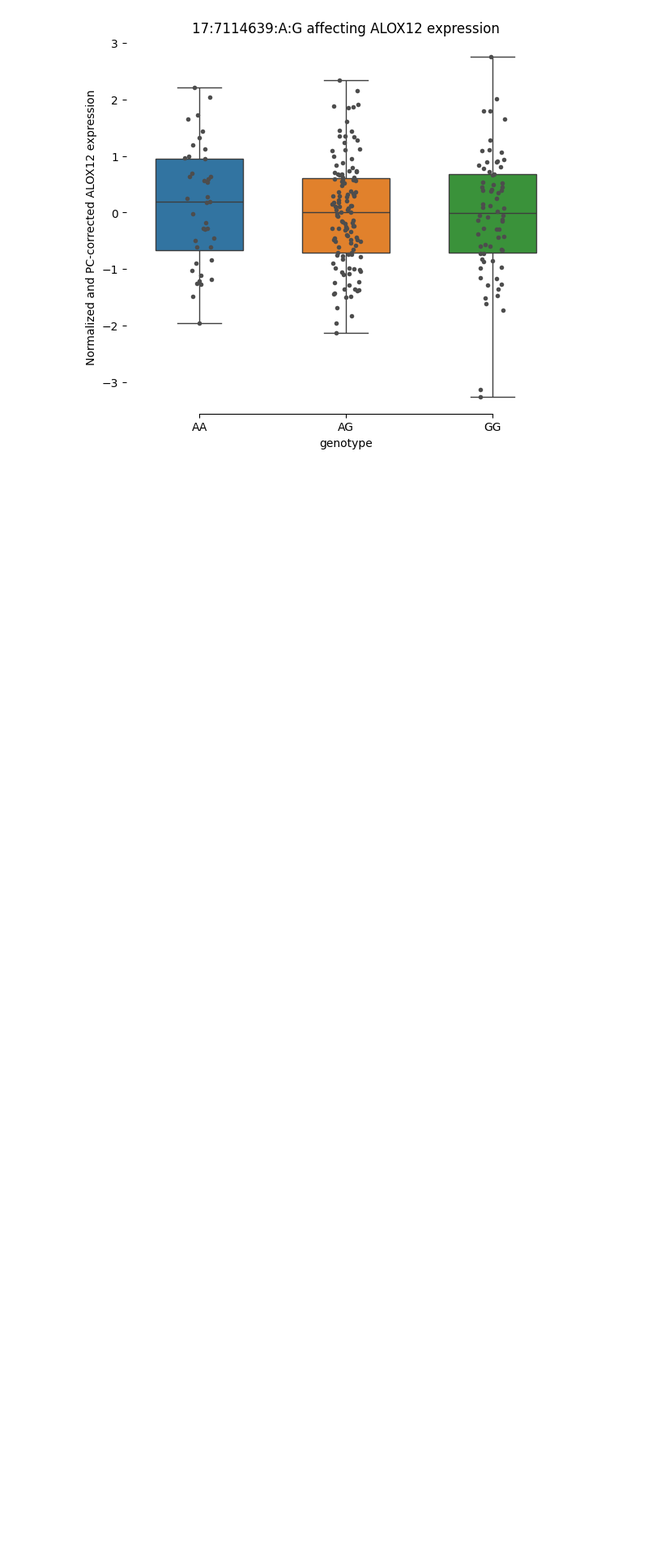
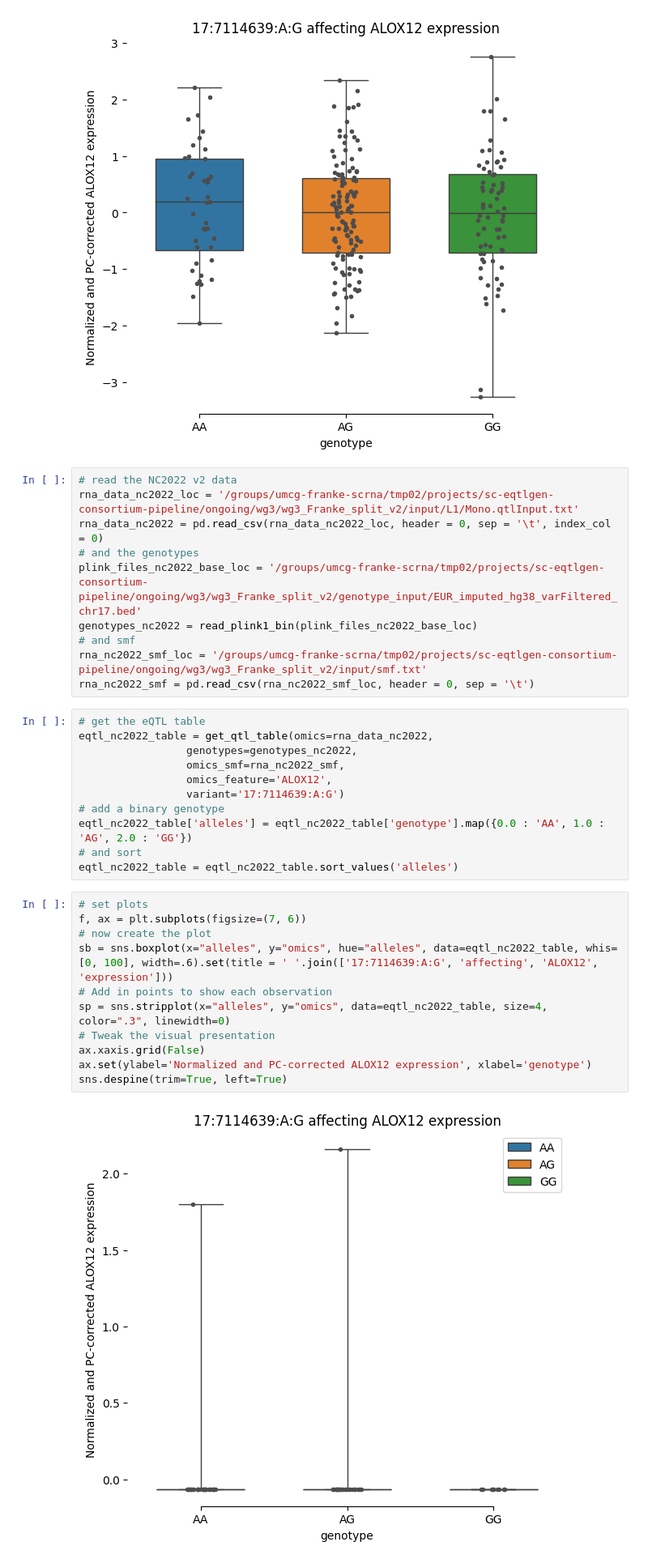
Before and after one commit to molgenis/wijst_multiome, a Jupyter notebook: qtl/mo_plot_qtls.ipynb, the cells around one changed output. Shown: that part at 81% size. Saved outputs shown, nothing was run; the diff lists cells and outputs as text; blank space fills up the shorter version.

Commit message:
- add v2 and v3 plots

```diff
--- a/qtl/mo_plot_qtls.ipynb
+++ b/qtl/mo_plot_qtls.ipynb
@@ -374,3 +374,37 @@ ax.set(ylabel='Normalized and PC-corrected ALOX12 expression', xlabel='genotype'
 sns.despine(trim=True, left=True)
 # %% [output]
 [figure]
+# %%
+# read the NC2022 v2 data
+rna_data_nc2022_loc = '/groups/umcg-franke-scrna/tmp02/projects/sc-eqtlgen-consortium-pipeline/ongoing/wg3/wg3_Franke_split_v2/input/L1/Mono.qtlInput.txt'
+rna_data_nc2022 = pd.read_csv(rna_data_nc2022_loc, header = 0, sep = '\t', index_col = 0)
+# and the genotypes
+plink_files_nc2022_base_loc = '/groups/umcg-franke-scrna/tmp02/projects/sc-eqtlgen-consortium-pipeline/ongoing/wg3/wg3_Franke_split_v2/genotype_input/EUR_imputed_hg38_varFiltered_chr17.bed'
+genotypes_nc2022 = read_plink1_bin(plink_files_nc2022_base_loc)
+# and smf
+rna_nc2022_smf_loc = '/groups/umcg-franke-scrna/tmp02/projects/sc-eqtlgen-consortium-pipeline/ongoing/wg3/wg3_Franke_split_v2/input/smf.txt'
+rna_nc2022_smf = pd.read_csv(rna_nc2022_smf_loc, header = 0, sep = '\t')
+# %%
+# get the eQTL table
+eqtl_nc2022_table = get_qtl_table(omics=rna_data_nc2022,
+                 genotypes=genotypes_nc2022,
+                 omics_smf=rna_nc2022_smf,
+                 omics_feature='ALOX12',
+                 variant='17:7114639:A:G')
+# add a binary genotype
+eqtl_nc2022_table['alleles'] = eqtl_nc2022_table['genotype'].map({0.0 : 'AA', 1.0 : 'AG', 2.0 : 'GG'})
+# and sort
+eqtl_nc2022_table = eqtl_nc2022_table.sort_values('alleles')
+# %%
+# set plots
+f, ax = plt.subplots(figsize=(7, 6))
+# now create the plot
+sb = sns.boxplot(x="alleles", y="omics", hue="alleles", data=eqtl_nc2022_table, whis=[0, 100], width=.6).set(title = ' '.join(['17:7114639:A:G', 'affecting', 'ALOX12', 'expression']))
+# Add in points to show each observation
+sp = sns.stripplot(x="alleles", y="omics", data=eqtl_nc2022_table, size=4, color=".3", linewidth=0)
+# Tweak the visual presentation
+ax.xaxis.grid(False)
+ax.set(ylabel='Normalized and PC-corrected ALOX12 expression', xlabel='genotype')
+sns.despine(trim=True, left=True)
+# %% [output]
+[figure, added]
```
Also changed, not shown: parts of 4 cells of this notebook.
